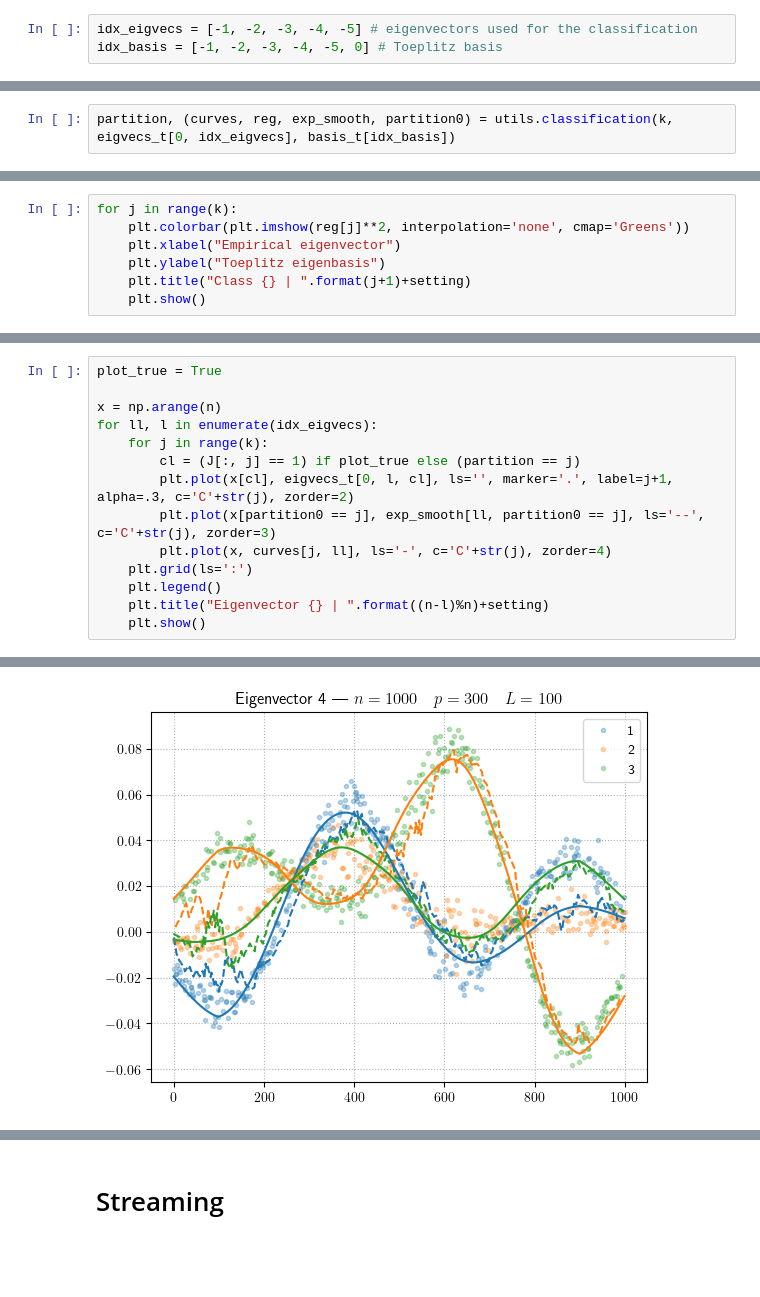
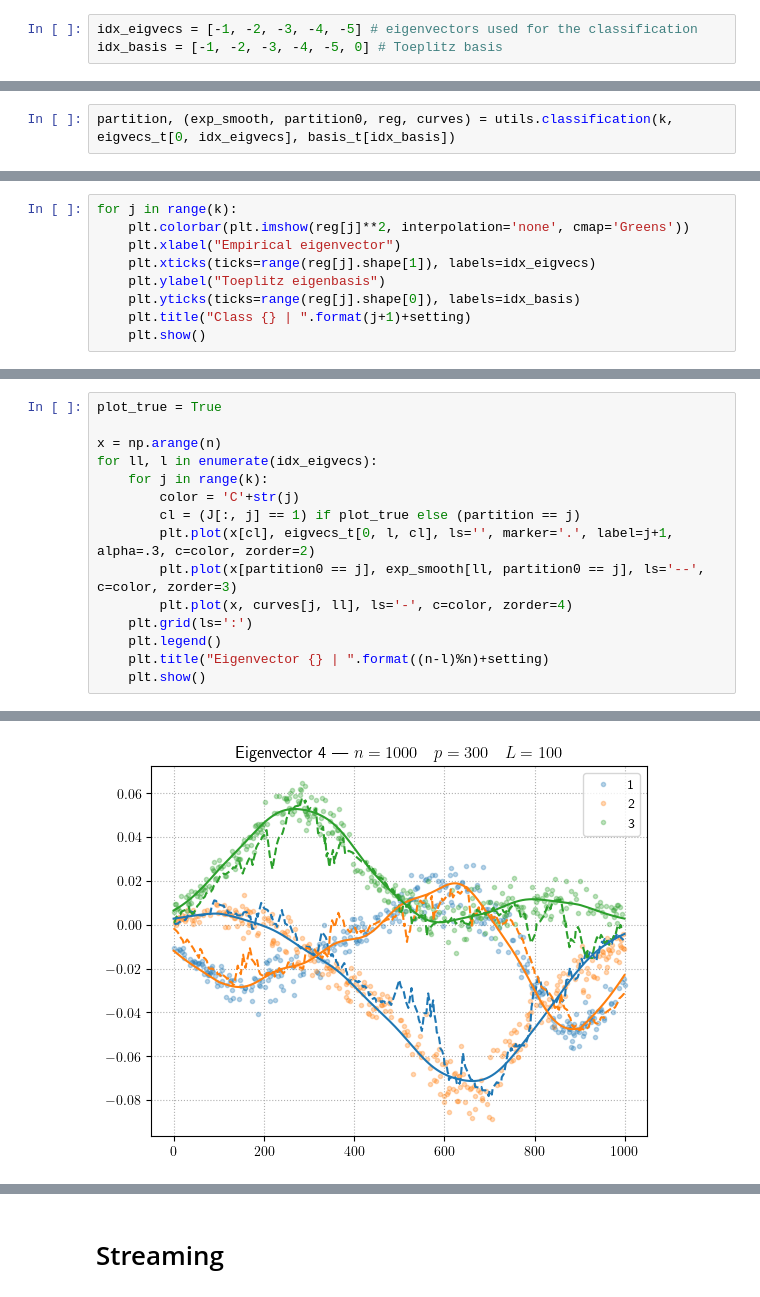
Before and after one commit to HugoLebeau/online_learning, a Jupyter notebook: Toeplitz puncturing.ipynb, the cells around one changed output, grey strips where cells are left out. Cells and saved outputs as stored; diff of their text form; blank space fills up the shorter version.

```diff
--- a/Toeplitz puncturing.ipynb
+++ b/Toeplitz puncturing.ipynb
@@ -164,5 +168,5 @@ partition, (curves, reg, exp_smooth, partition0) = utils.classification(k, eigve
 # %%
-partition, (curves, reg, exp_smooth, partition0) = utils.classification(k, eigvecs_t[0, idx_eigvecs], basis_t[idx_basis])
+partition, (exp_smooth, partition0, reg, curves) = utils.classification(k, eigvecs_t[0, idx_eigvecs], basis_t[idx_basis])
 # %%
 permut = np.array(list(permutations(range(k))))
 true_partition = np.argmax(J, axis=1)
@@ -174,7 +178,9 @@ Classification error: 17.90%
 for j in range(k):
     plt.colorbar(plt.imshow(reg[j]**2, interpolation='none', cmap='Greens'))
     plt.xlabel("Empirical eigenvector")
+    plt.xticks(ticks=range(reg[j].shape[1]), labels=idx_eigvecs)
     plt.ylabel("Toeplitz eigenbasis")
+    plt.yticks(ticks=range(reg[j].shape[0]), labels=idx_basis)
     plt.title("Class {} | ".format(j+1)+setting)
     plt.show()
 # %% [output]
@@ -187,10 +193,11 @@ plot_true = True
 x = np.arange(n)
 for ll, l in enumerate(idx_eigvecs):
     for j in range(k):
+        color = 'C'+str(j)
         cl = (J[:, j] == 1) if plot_true else (partition == j)
-        plt.plot(x[cl], eigvecs_t[0, l, cl], ls='', marker='.', label=j+1, alpha=.3, c='C'+str(j), zorder=2)
-        plt.plot(x[partition0 == j], exp_smooth[ll, partition0 == j], ls='--', c='C'+str(j), zorder=3)
-        plt.plot(x, curves[j, ll], ls='-', c='C'+str(j), zorder=4)
+        plt.plot(x[cl], eigvecs_t[0, l, cl], ls='', marker='.', label=j+1, alpha=.3, c=color, zorder=2)
+        plt.plot(x[partition0 == j], exp_smooth[ll, partition0 == j], ls='--', c=color, zorder=3)
+        plt.plot(x, curves[j, ll], ls='-', c=color, zorder=4)
     plt.grid(ls=':')
     plt.legend()
     plt.title("Eigenvector {} | ".format((n-l)%n)+setting)
@@ -202 +209 @@ for ll, l in enumerate(idx_eigvecs):
-[figure, old version]
+[figure, new version]
```
Also changed, not shown: parts of 21 cells of this notebook.
